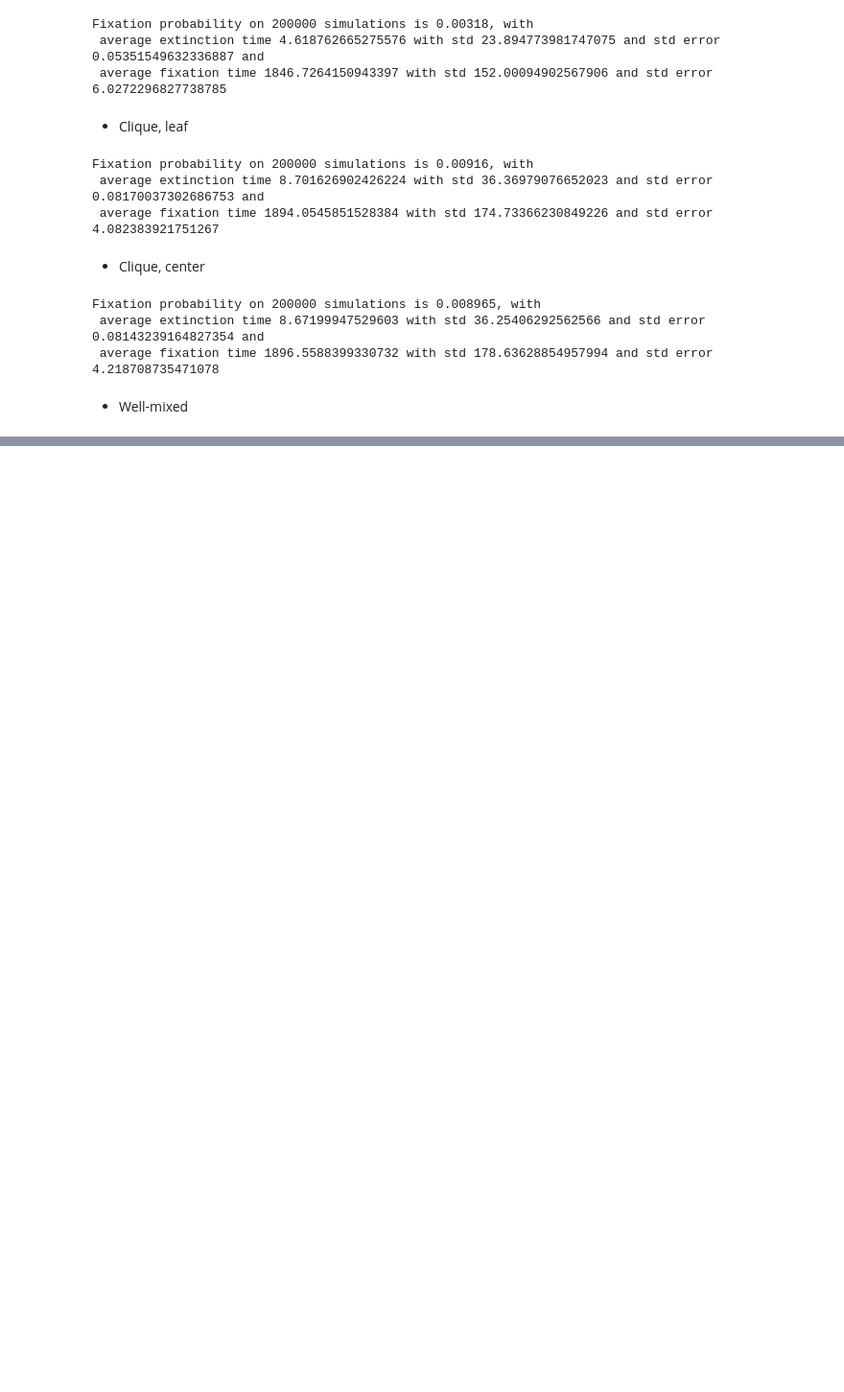
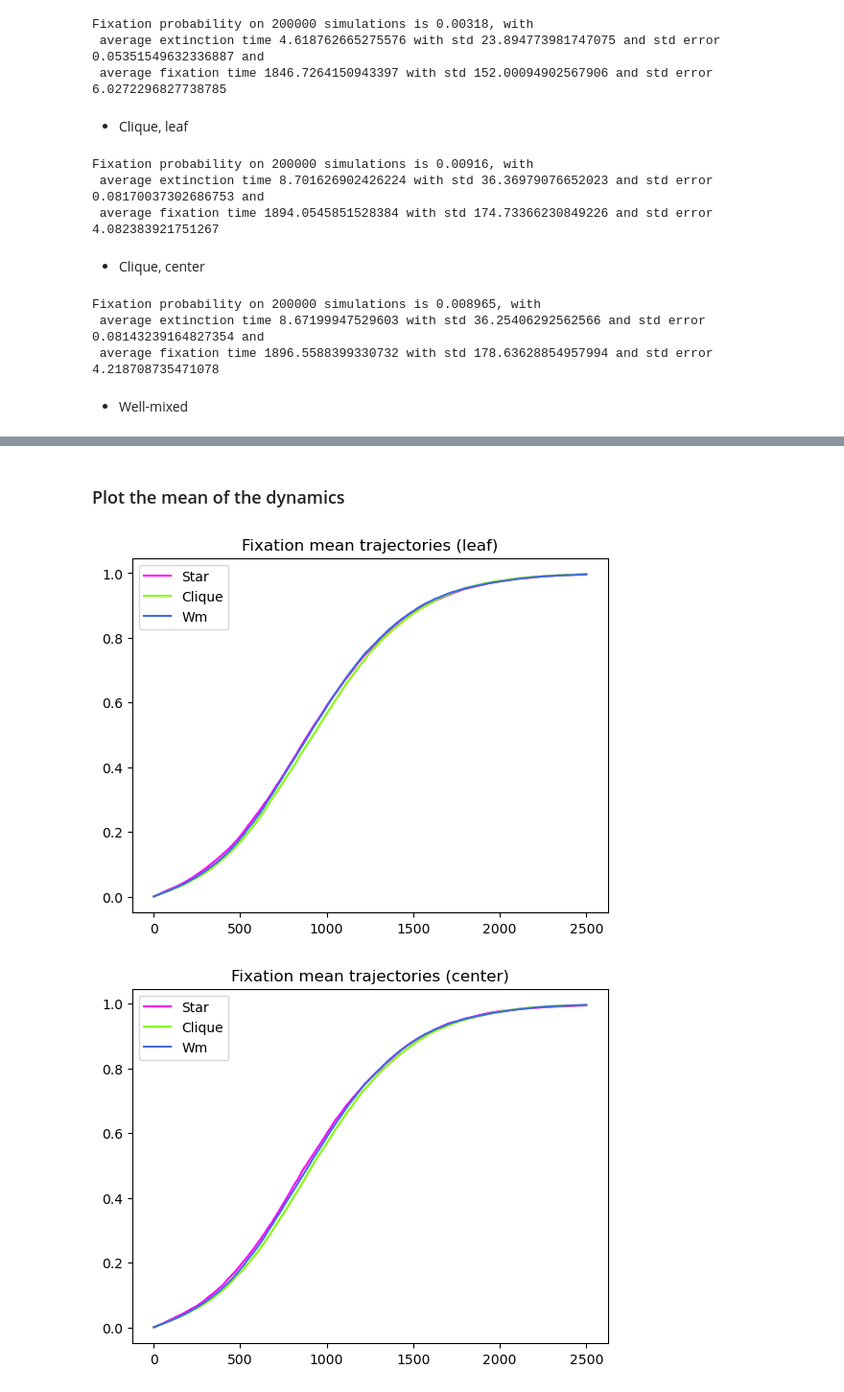
Before and after one commit to LisaPaganiEPFL/Lab-Immersion, a Jupyter notebook: Acceleration experiments/AmplificationTest5.ipynb, the cells around one changed output, grey strips where cells are left out. Shown: that part at 96% size. Saved outputs shown, nothing was run; the diff lists cells and outputs as text; code cells hidden in the pictures; blank space fills up the shorter version.

Commit message:
trajectories

```diff
--- a/Acceleration experiments/AmplificationTest5.ipynb
+++ b/Acceleration experiments/AmplificationTest5.ipynb
@@ -437,0 +442,2 @@ print(f'Fixation probability on {nb_sim} simulations is {wm_fp}, with \n average
+# %% [markdown]
+### Plot the mean of the dynamics
@@ -437,0 +468,35 @@ print(f'Fixation probability on {nb_sim} simulations is {wm_fp}, with \n average
+# %%
+x=2500
+star_fix_leaf = extract_ratio_fix("Test5/Leaf/Star",x,999)
+star_ex_leaf = extract_ratio_ex("Test5/Leaf/Star",x,1000)
+clique_fix_leaf = extract_ratio_fix("Test5/Leaf/Clique",x,999)
+clique_ex_leaf = extract_ratio_ex("Test5/Leaf/Clique",x,1000)
+
+star_fix_center = extract_ratio_fix("Test5/Center/Star",x,636)
+star_ex_center = extract_ratio_ex("Test5/Center/Star",x,1000)
+clique_fix_center = extract_ratio_fix("Test5/Center/Clique",x,999)
+clique_ex_center = extract_ratio_ex("Test5/Center/Clique",x,1000)
+
+wm_fix = extract_ratio_fix("Test5/Wm",x,999)
+wm_ex = extract_ratio_ex("Test5/Wm",x,1000)
+# %%
+center = 'magenta'
+leaf1 = 'chartreuse'
+leaf2 = 'royalblue'
+
+plt.plot(np.arange(1,x+1,1),star_fix_leaf,color=center,label='Star')
+plt.plot(np.arange(1,x+1,1),clique_fix_leaf,color=leaf1,label='Clique')
+plt.plot(np.arange(1,x+1,1),wm_fix,color=leaf2,label='Wm')
+plt.title('Fixation mean trajectories (leaf)')
+plt.legend()
+plt.show()
+
+plt.plot(np.arange(1,x+1,1),star_fix_center,color=center,label='Star')
+plt.plot(np.arange(1,x+1,1),clique_fix_center,color=leaf1,label='Clique')
+plt.plot(np.arange(1,x+1,1),wm_fix,color=leaf2,label='Wm')
+plt.title('Fixation mean trajectories (center)')
+plt.legend()
+plt.show()
+# %% [output]
+[figure, added]
+[figure, added]
```
Also changed, not shown: parts of 14 cells of this notebook.
